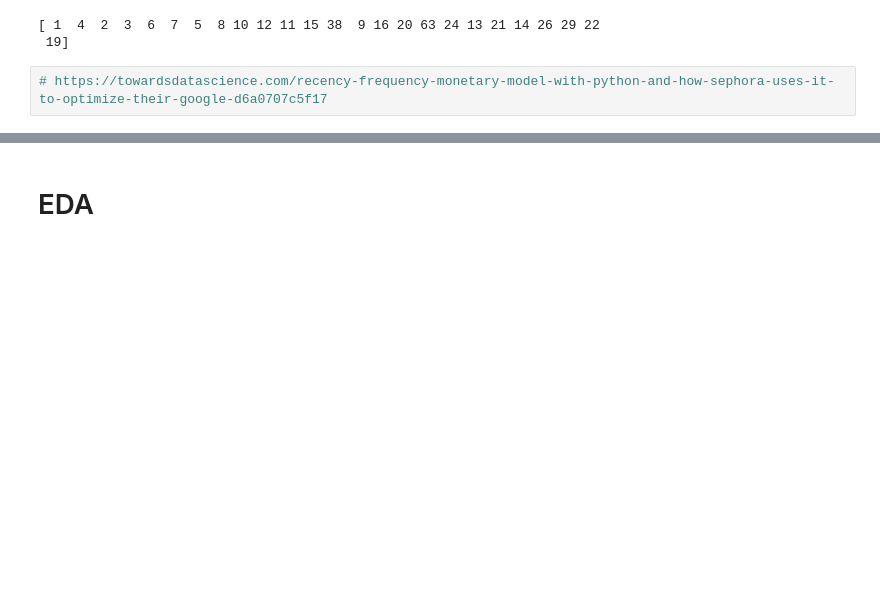
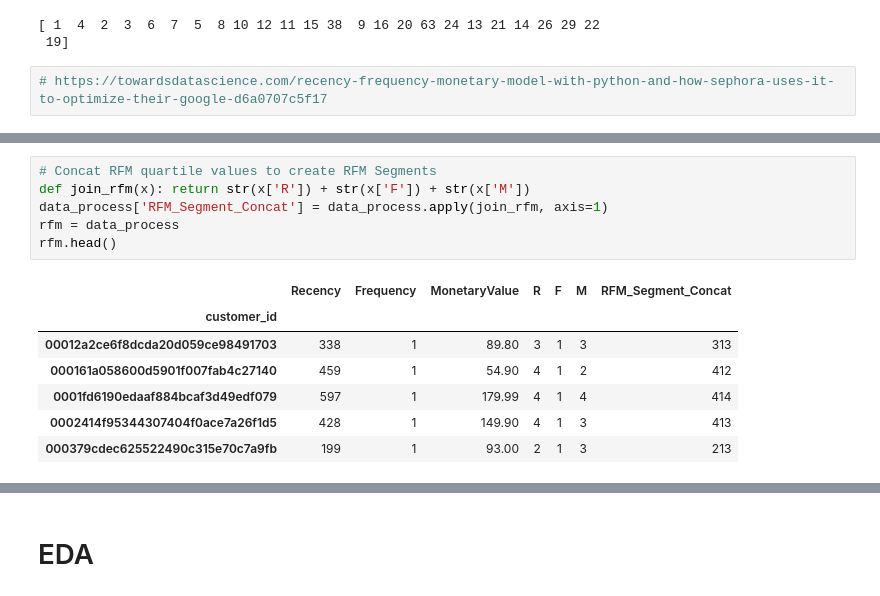
Before and after one commit to aleksmukhin/olist-orders, a Jupyter notebook: olist-orders_team2.ipynb, the cells around one changed output, grey strips where cells are left out. Drawn from its saved outputs; the diff is of its cells as text; blank space fills up the shorter version.

```diff
--- a/olist-orders_team2.ipynb
+++ b/olist-orders_team2.ipynb
@@ -216,0 +229,14 @@ You can drop duplicate edges by setting the 'duplicates' kwarg
+# %%
+# Concat RFM quartile values to create RFM Segments
+def join_rfm(x): return str(x['R']) + str(x['F']) + str(x['M'])
+data_process['RFM_Segment_Concat'] = data_process.apply(join_rfm, axis=1)
+rfm = data_process
+rfm.head()
+# %% [output]
+|  | Recency | Frequency | MonetaryValue | R | F | M | RFM_Segment_Concat |
+| customer_id |  |  |  |  |  |  |  |
+| 00012a2ce6f8dcda20d059ce98491703 | 338 | 1 | 89.80 | 3 | 1 | 3 | 313 |
+| 000161a058600d5901f007fab4c27140 | 459 | 1 | 54.90 | 4 | 1 | 2 | 412 |
+| 0001fd6190edaaf884bcaf3d49edf079 | 597 | 1 | 179.99 | 4 | 1 | 4 | 414 |
+| 0002414f95344307404f0ace7a26f1d5 | 428 | 1 | 149.90 | 4 | 1 | 3 | 413 |
+| 000379cdec625522490c315e70c7a9fb | 199 | 1 | 93.00 | 2 | 1 | 3 | 213 |
```
Also changed, not shown: parts of 10 cells of this notebook.
